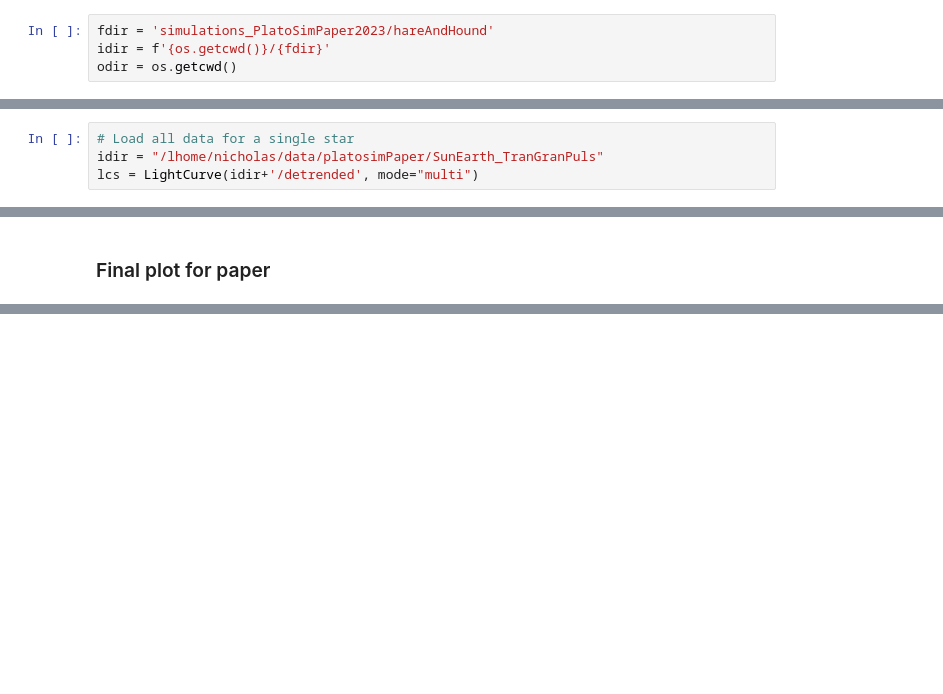
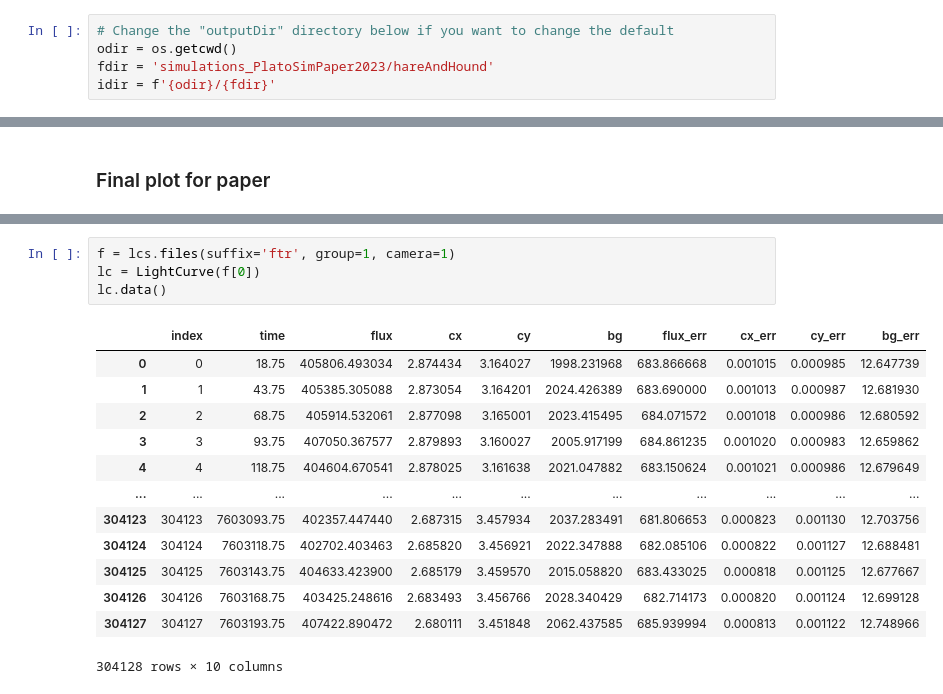
Before and after one commit to ivs-kuleuven/platosim3, a Jupyter notebook: docs/technicalnotes/PlatoSim3Paper/HareAndHoundExercise.ipynb, the cells around one changed output, grey strips where cells are left out. Drawn from its saved outputs; the diff is of its cells as text; blank space fills up the shorter version.

Commit message:
Corrections to the hare and hound notebook for the paper

```diff
--- a/docs/technicalnotes/PlatoSim3Paper/HareAndHoundExercise.ipynb
+++ b/docs/technicalnotes/PlatoSim3Paper/HareAndHoundExercise.ipynb
@@ -42,5 +50,6 @@ setup_notebook()
 # %%
+# Change the "outputDir" directory below if you want to change the default
+odir = os.getcwd()
 fdir = 'simulations_PlatoSimPaper2023/hareAndHound'
-idir = f'{os.getcwd()}/{fdir}'
-odir = os.getcwd()
+idir = f'{odir}/{fdir}'
 # %%
@@ -149,5 +185 @@ df = lc.clip(model='sigma', window=3*tdur, low=4, high=5, plot=True)
 ---
-# %%
-# Load all data for a single star
-idir = "/lhome/nicholas/data/platosimPaper/SunEarth_TranGranPuls"
-lcs = LightCurve(idir+'/detrended', mode="multi")
@@ -342,0 +353,18 @@ sort_bin  = np.argsort(phase_bin)
+# %%
+f = lcs.files(suffix='ftr', group=1, camera=1)
+lc = LightCurve(f[0])
+lc.data()
+# %% [output]
+|  | index | time | flux | cx | cy | bg | flux_err | cx_err | cy_err | bg_err |
+| 0 | 0 | 18.75 | 405806.493034 | 2.874434 | 3.164027 | 1998.231968 | 683.866668 | 0.001015 | 0.000985 | 12.647739 |
+| 1 | 1 | 43.75 | 405385.305088 | 2.873054 | 3.164201 | 2024.426389 | 683.690000 | 0.001013 | 0.000987 | 12.681930 |
+| 2 | 2 | 68.75 | 405914.532061 | 2.877098 | 3.165001 | 2023.415495 | 684.071572 | 0.001018 | 0.000986 | 12.680592 |
+| 3 | 3 | 93.75 | 407050.367577 | 2.879893 | 3.160027 | 2005.917199 | 684.861235 | 0.001020 | 0.000983 | 12.659862 |
+| 4 | 4 | 118.75 | 404604.670541 | 2.878025 | 3.161638 | 2021.047882 | 683.150624 | 0.001021 | 0.000986 | 12.679649 |
+| ... | ... | ... | ... | ... | ... | ... | ... | ... | ... | ... |
+| 304123 | 304123 | 7603093.75 | 402357.447440 | 2.687315 | 3.457934 | 2037.283491 | 681.806653 | 0.000823 | 0.001130 | 12.703756 |
+| 304124 | 304124 | 7603118.75 | 402702.403463 | 2.685820 | 3.456921 | 2022.347888 | 682.085106 | 0.000822 | 0.001127 | 12.688481 |
+| 304125 | 304125 | 7603143.75 | 404633.423900 | 2.685179 | 3.459570 | 2015.058820 | 683.433025 | 0.000818 | 0.001125 | 12.677667 |
+| 304126 | 304126 | 7603168.75 | 403425.248616 | 2.683493 | 3.456766 | 2028.340429 | 682.714173 | 0.000820 | 0.001124 | 12.699128 |
+| 304127 | 304127 | 7603193.75 | 407422.890472 | 2.680111 | 3.451848 | 2062.437585 | 685.939994 | 0.000813 | 0.001122 | 12.748966 |
+304128 rows × 10 columns
```
Also changed, not shown: parts of 61 cells of this notebook, 3 other files.
